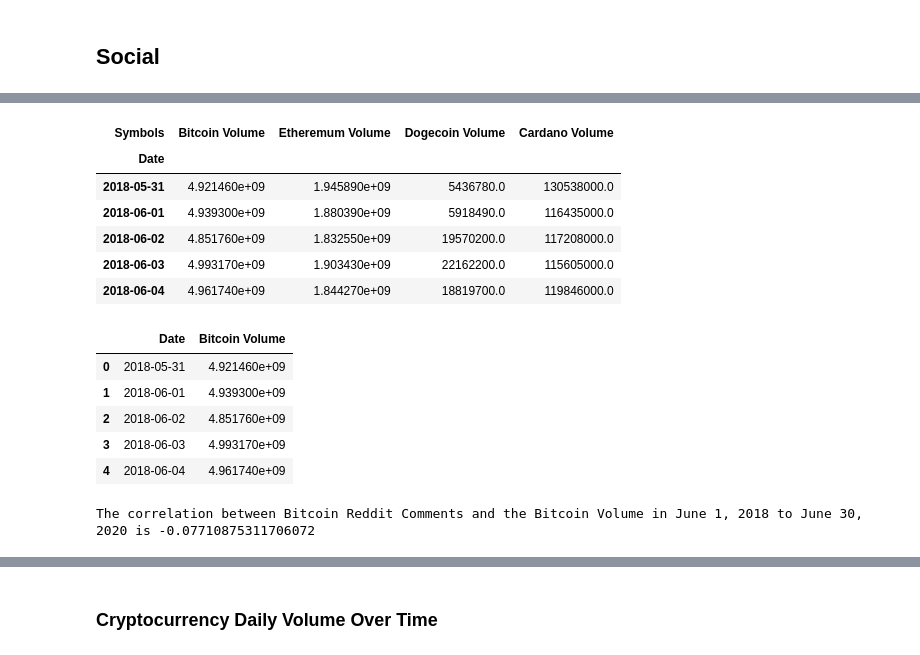
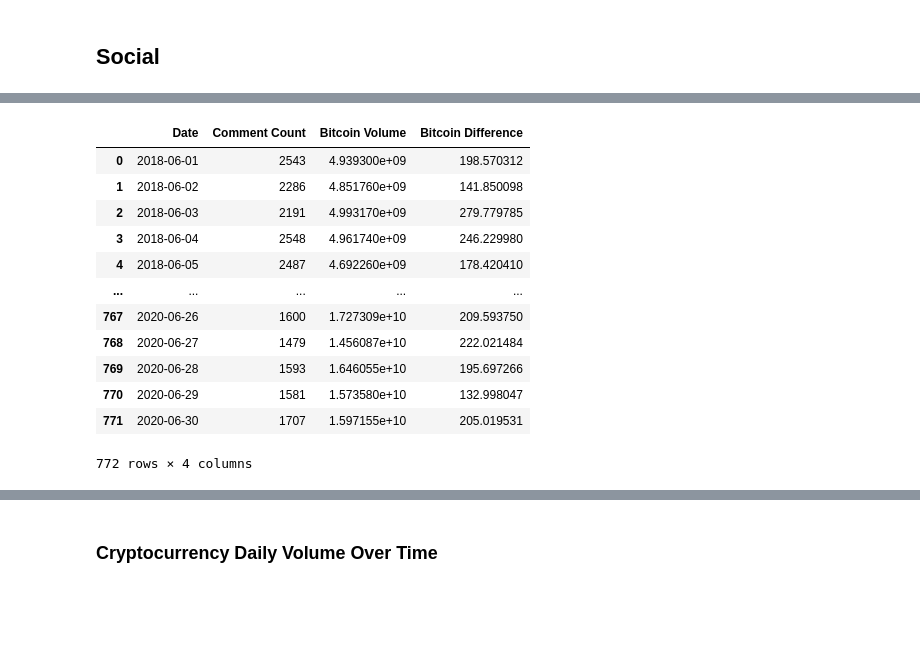
Before and after one commit to ashleighdevito/Cryptocurrency, a Jupyter notebook: Presentation/3_cleaning_and_analysis.ipynb, the cells around one changed output, grey strips where cells are left out. Drawn from its saved outputs; the diff is of its cells as text; code cells hidden in the pictures; blank space fills up the shorter version.

```diff
--- a/Presentation/3_cleaning_and_analysis.ipynb
+++ b/Presentation/3_cleaning_and_analysis.ipynb
@@ -95 +93,11 @@ crypto_volume_no_date_index = crypto_volume.reset_index()
+# %%
+crypto_volume = pd.read_csv("output/crypto_volume.csv", index_col= 0)
+crypto_high = pd.read_csv("output/crypto_high.csv", index_col= 0)
+crypto_low = pd.read_csv("output/crypto_low.csv", index_col= 0)
+
+crypto_change = pd.merge(crypto_high, crypto_low, on = 'Date')
+crypto_change['Bitcoin Difference'] = crypto_change['Bitcoin High'] - crypto_change['Bitcoin Low']
+crypto_change['Ethereum Difference'] = crypto_change['Ethereum High'] - crypto_change['Ethereum Low']
+crypto_change['Dogecoin Difference'] = crypto_change['Dogecoin High'] - crypto_change['Dogecoin Low']
+crypto_change['Cardano Difference'] = crypto_change['Cardano High'] - crypto_change['Cardano Low']
 # %% [markdown]
@@ -130,4 +143,4 @@ reddit_comments['Date'] = reddit_comments['DateTime'].dt.date
 
 reddit_comments_clean = reddit_comments[['Date', 'SubReddit', 'Exchange']]
 
-df = pd.DataFrame(reddit_comments_clean.groupby(['Exchange', 'Date']).count()).reset_index()
+reddit_comment_count = pd.DataFrame(reddit_comments_clean.groupby(['Exchange', 'Date']).count()).reset_index().rename(columns= {'SubReddit': 'Comment Count'})
@@ -172,40 +147,31 @@ Date
-# %%
-#filter out daily volume
-crypto_volume = crypto_list_df.Volume.rename(columns={"BTC-USD": "Bitcoin Volume", "ETH-USD": "Etheremum Volume","DOGE-USD":"Dogecoin Volume", "ADA-USD":"Cardano Volume" })
-#save to csv
-#crypto_volume.to_csv("output/crypto_volume.csv")
-#display
-crypto_volume.head()
-# %% [output]
-| Symbols | Bitcoin Volume | Etheremum Volume | Dogecoin Volume | Cardano Volume |
-| Date |  |  |  |  |
-| 2018-05-31 | 4.921460e+09 | 1.945890e+09 | 5436780.0 | 130538000.0 |
-| 2018-06-01 | 4.939300e+09 | 1.880390e+09 | 5918490.0 | 116435000.0 |
-| 2018-06-02 | 4.851760e+09 | 1.832550e+09 | 19570200.0 | 117208000.0 |
-| 2018-06-03 | 4.993170e+09 | 1.903430e+09 | 22162200.0 | 115605000.0 |
-| 2018-06-04 | 4.961740e+09 | 1.844270e+09 | 18819700.0 | 119846000.0 |
 # %%
 bit_volume = crypto_volume[['Bitcoin Volume']]
 bit_volume.reset_index(inplace=True)
 
-bit_comments = df.loc[df['Exchange']=='Bitcoin', ['Date', 'SubReddit']].rename(columns={"SubReddit":"Bitcoin Comments"})
+bit_difference = crypto_change[['Bitcoin Difference']]
+bit_difference.reset_index(inplace=True)
+
+bit_comments = reddit_comment_count.loc[reddit_comment_count['Exchange']=='Bitcoin', ['Date', 'Comment Count']]
 bit_comments.reset_index()
 bit_comments['Date'] = [i.strftime("%Y-%m-%d") for i in bit_comments['Date']]
 
-bit_merged_df = pd.merge(bit_comments, bit_volume)
+bit_vol_merged_df = pd.merge(bit_comments, bit_volume)
+bit_merged_df = pd.merge(bit_vol_merged_df, bit_difference)
+
+bit_count_merged = bit_merged_df['Comment Count']
+bit_volume_merged = bit_merged_df['Bitcoin Volume']
+bit_delta_merged = bit_merged_df['Bitcoin Difference']
 # %% [output]
-|  | Date | Bitcoin Volume |
-| 0 | 2018-05-31 | 4.921460e+09 |
-| 1 | 2018-06-01 | 4.939300e+09 |
-| 2 | 2018-06-02 | 4.851760e+09 |
-| 3 | 2018-06-03 | 4.993170e+09 |
-| 4 | 2018-06-04 | 4.961740e+09 |
+|  | Date | Comment Count | Bitcoin Volume | Bitcoin Difference |
+| 0 | 2018-06-01 | 2543 | 4.939300e+09 | 198.570312 |
+| 1 | 2018-06-02 | 2286 | 4.851760e+09 | 141.850098 |
+| 2 | 2018-06-03 | 2191 | 4.993170e+09 | 279.779785 |
+| 3 | 2018-06-04 | 2548 | 4.961740e+09 | 246.229980 |
+| 4 | 2018-06-05 | 2487 | 4.692260e+09 | 178.420410 |
+| ... | ... | ... | ... | ... |
+| 767 | 2020-06-26 | 1600 | 1.727309e+10 | 209.593750 |
+| 768 | 2020-06-27 | 1479 | 1.456087e+10 | 222.021484 |
+| 769 | 2020-06-28 | 1593 | 1.646055e+10 | 195.697266 |
+| 770 | 2020-06-29 | 1581 | 1.573580e+10 | 132.998047 |
+| 771 | 2020-06-30 | 1707 | 1.597155e+10 | 205.019531 |
+772 rows × 4 columns
-# %%
-bit_comments_merged = bit_merged_df['Bitcoin Comments']
-bit_volume_merged = bit_merged_df['Bitcoin Volume']
-
-correlation = st.pearsonr(bit_comments_merged, bit_volume_merged)
-
-print(f"The correlation between Bitcoin Reddit Comments and the Bitcoin Volume in June 1, 2018 to June 30, 2020 is {correlation[0]}")
-# %% [output]
-The correlation between Bitcoin Reddit Comments and the Bitcoin Volume in June 1, 2018 to June 30, 2020 is -0.07710875311706072
```
Also changed, not shown: parts of 25 cells of this notebook.
